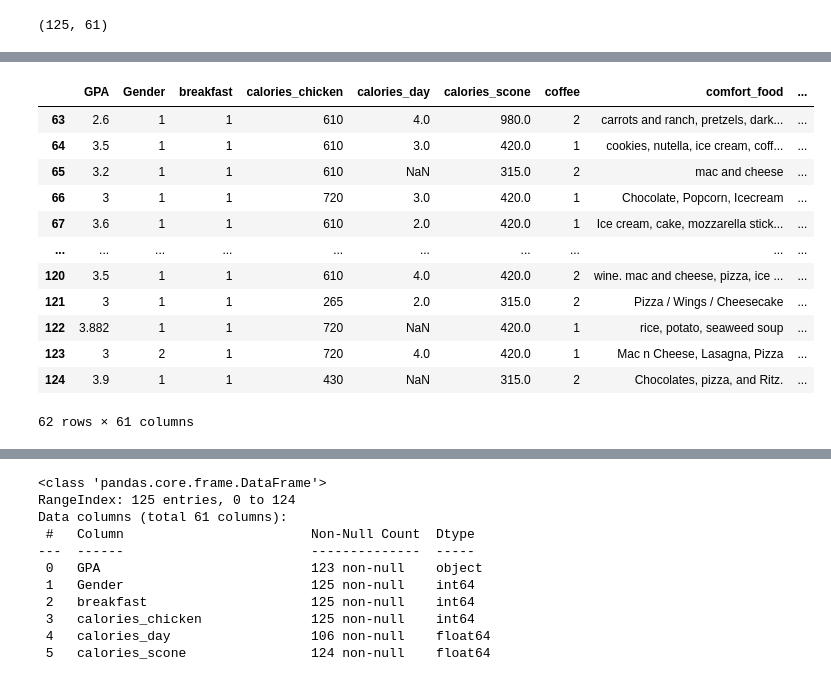
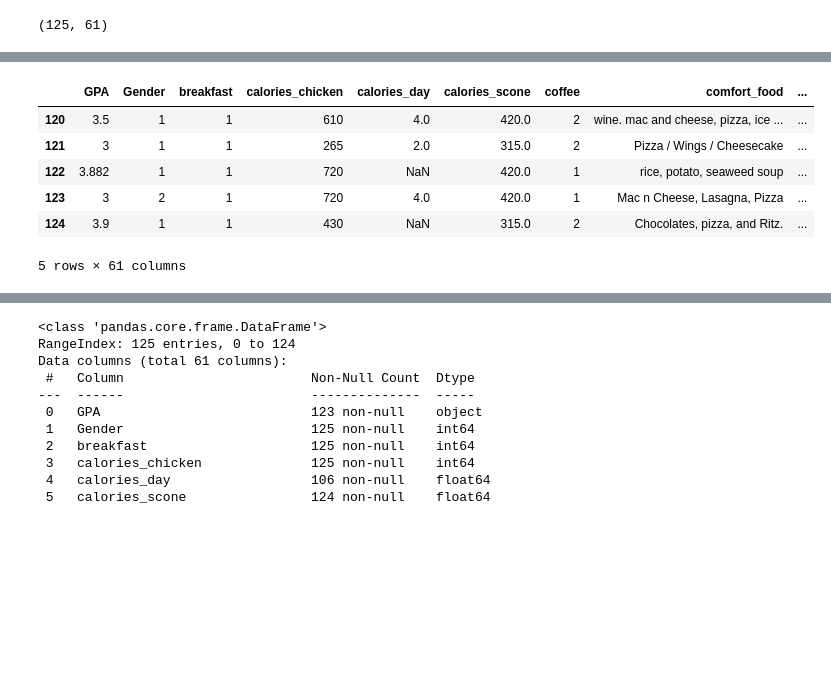
Before and after one commit to Mradul-77/GeoDiscovery, a Jupyter notebook: GeoDiscovery.ipynb, the cells around one changed output, grey strips where cells are left out. Drawn from its saved outputs; the diff is of its cells as text; code cells hidden in the pictures; blank space fills up the shorter version.

```diff
--- a/GeoDiscovery.ipynb
+++ b/GeoDiscovery.ipynb
@@ -54,19 +48,13 @@ df.head(63)
 # %%
-df.tail(62)
+df.tail(5)
 # %% [output]
 |  | GPA | Gender | breakfast | calories_chicken | calories_day | calories_scone | coffee | comfort_food | ... |
-| 63 | 2.6 | 1 | 1 | 610 | 4.0 | 980.0 | 2 | carrots and ranch, pretzels, dark... | ... |
-| 64 | 3.5 | 1 | 1 | 610 | 3.0 | 420.0 | 1 | cookies, nutella, ice cream, coff... | ... |
-| 65 | 3.2 | 1 | 1 | 610 | NaN | 315.0 | 2 | mac and cheese | ... |
-| 66 | 3 | 1 | 1 | 720 | 3.0 | 420.0 | 1 | Chocolate, Popcorn, Icecream | ... |
-| 67 | 3.6 | 1 | 1 | 610 | 2.0 | 420.0 | 1 | Ice cream, cake, mozzarella stick... | ... |
-| ... | ... | ... | ... | ... | ... | ... | ... | ... | ... |
 | 120 | 3.5 | 1 | 1 | 610 | 4.0 | 420.0 | 2 | wine. mac and cheese, pizza, ice ... | ... |
 | 121 | 3 | 1 | 1 | 265 | 2.0 | 315.0 | 2 | Pizza / Wings / Cheesecake | ... |
 | 122 | 3.882 | 1 | 1 | 720 | NaN | 420.0 | 1 | rice, potato, seaweed soup | ... |
 | 123 | 3 | 2 | 1 | 720 | 4.0 | 420.0 | 1 | Mac n Cheese, Lasagna, Pizza | ... |
 | 124 | 3.9 | 1 | 1 | 430 | NaN | 315.0 | 2 | Chocolates, pizza, and Ritz. | ... |
-62 rows × 61 columns
+5 rows × 61 columns
 # %%
 df.describe()
 # %% [output]
```
Also changed, not shown: parts of 6 cells of this notebook, 4 other files.
